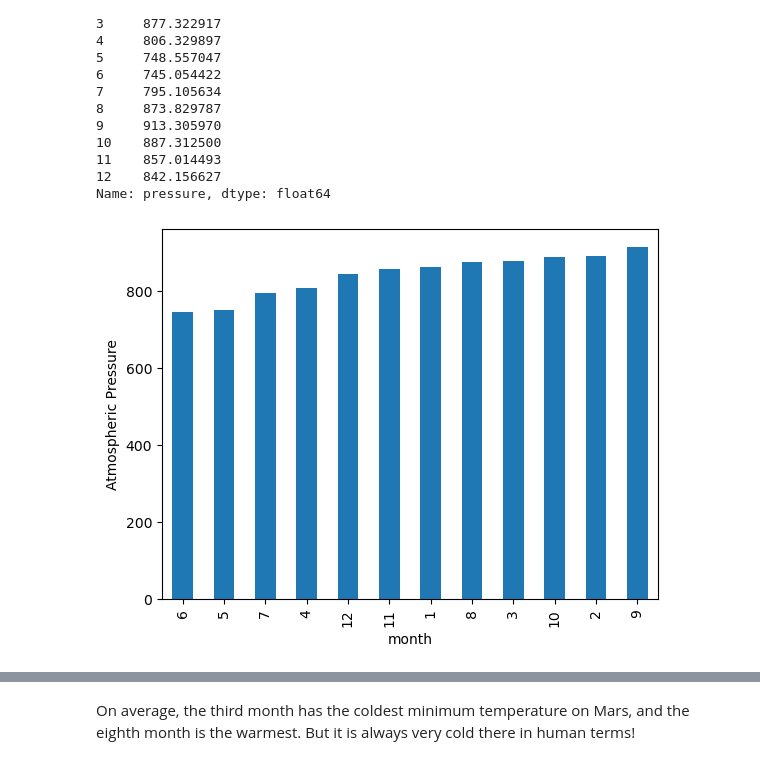
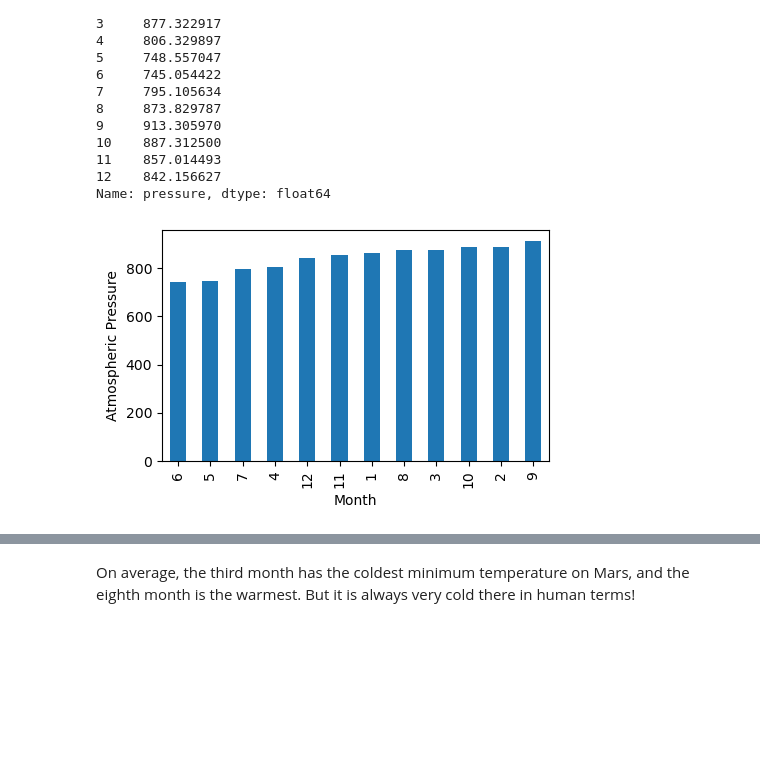
Before and after one commit to vincentpham/beautifulsoup-challenge, a Jupyter notebook: Starter_Code/part_2_mars_weather.ipynb, the cells around one changed output, grey strips where cells are left out. Saved outputs shown, nothing was run; the diff lists cells and outputs as text; code cells hidden in the pictures; blank space fills up the shorter version.

```diff
--- a/Starter_Code/part_2_mars_weather.ipynb
+++ b/Starter_Code/part_2_mars_weather.ipynb
@@ -260,12 +260,14 @@ month
 Name: pressure, dtype: float64
 # %%
 # Plot the average pressure by month
-
+sorted_avg_pressure_by_month = avg_pressure_by_month.sort_values()
 # Plotting the data
 plt.figure(figsize=(5, 3))
-sorted_avg_low_temp.plot(kind='bar')
+sorted_avg_pressure_by_month.plot(kind='bar')
 
+plt.xlabel('Month')
+plt.ylabel('Atmospheric Pressure')
 
-avg_pressure_by_month = data_list_df.groupby('month')['pressure'].mean()
+plt.show()
 # %% [output]
-[figure, old version]
+[figure, new version]
```
Also changed, not shown: parts of 3 cells of this notebook, 1 other file.
